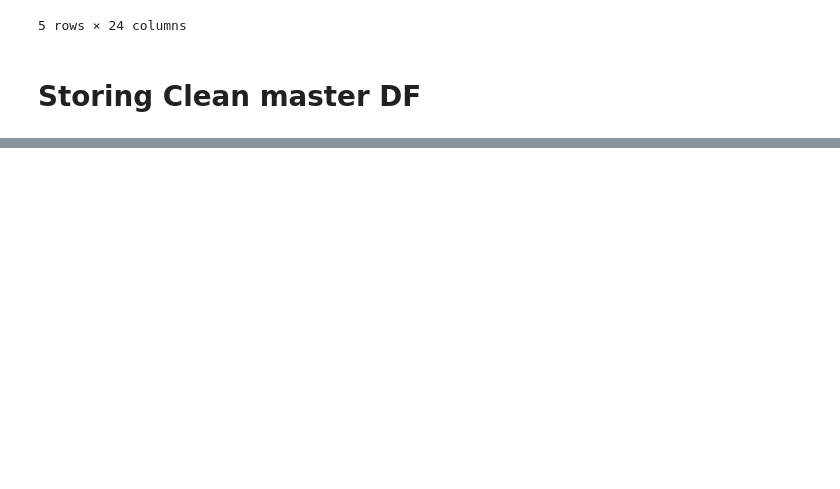
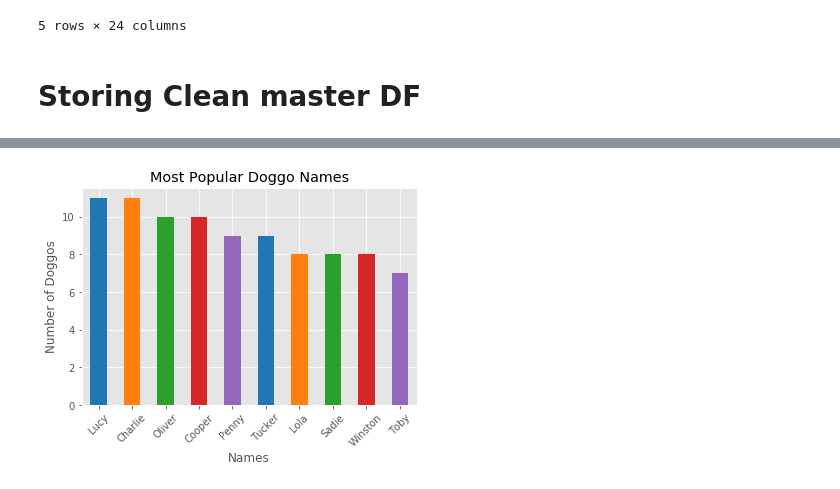
Before and after one commit to Tavnuh/we-rate-dogs, a Jupyter notebook: wrangle_act.ipynb, the cells around one changed output, grey strips where cells are left out. Cells and saved outputs as stored; diff of their text form; code cells hidden in the pictures; blank space fills up the shorter version.

```diff
--- a/wrangle_act.ipynb
+++ b/wrangle_act.ipynb
@@ -591,0 +606,14 @@ df_combined.to_csv('CSV/twitter_archive_master.csv',index=False)
+# %%
+names = df_combined.query('name != "None" & name != "a" & name != "the"')['name'].value_counts()
+top_ten_names = names.head(10)
+# %%
+my_colors = ['tab:blue','tab:orange','tab:green','tab:red','tab:purple']
+
+top_ten_names.plot(kind='bar',colormap='spring',color=my_colors)
+
+plt.title('Most Popular Doggo Names')
+plt.xlabel('Names')
+plt.ylabel('Number of Doggos')
+plt.xticks(rotation= 45);
+# %% [output]
+[figure, added]
```
Also changed, not shown: parts of 4 cells of this notebook.
